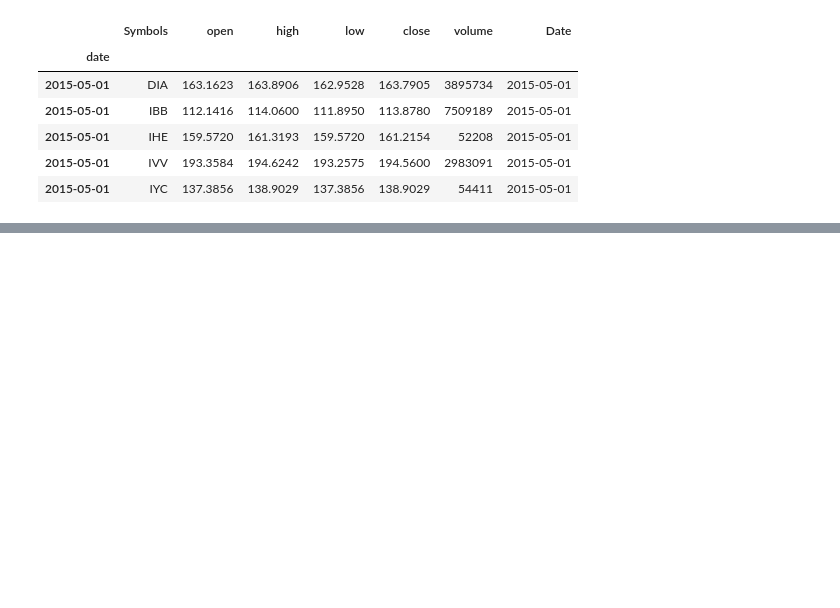
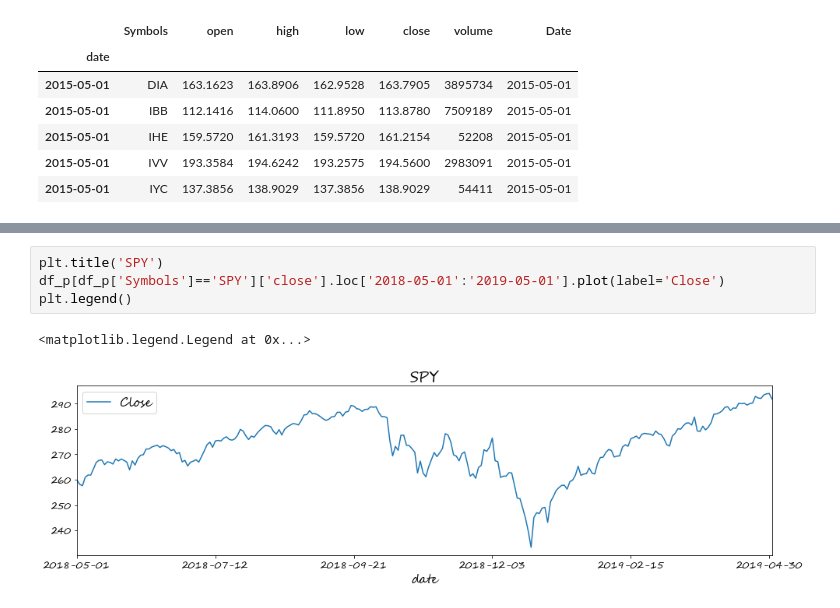
Before and after one commit to elvish7/datascience, a Jupyter notebook: Market_Sentiment_Analysis(Final Project)/Analysis/sentiment_effect.ipynb, the cells around one changed output, grey strips where cells are left out. Drawn from its saved outputs; the diff is of its cells as text; blank space fills up the shorter version.

```diff
--- a/Market_Sentiment_Analysis(Final Project)/Analysis/sentiment_effect.ipynb
+++ b/Market_Sentiment_Analysis(Final Project)/Analysis/sentiment_effect.ipynb
@@ -45,2 +91,9 @@ df_p.head()
+# %%
+plt.title('SPY')
+df_p[df_p['Symbols']=='SPY']['close'].loc['2018-05-01':'2019-05-01'].plot(label='Close')
+plt.legend()
+# %% [output]
+<matplotlib.legend.Legend at 0x...>
+[figure, added]
 # %%
 d1 = df_p[df_p['Symbols']=='SPY']['close'].loc['2017-05-01':'2019-05-01']
```
Also changed, not shown: parts of 10 cells of this notebook.
